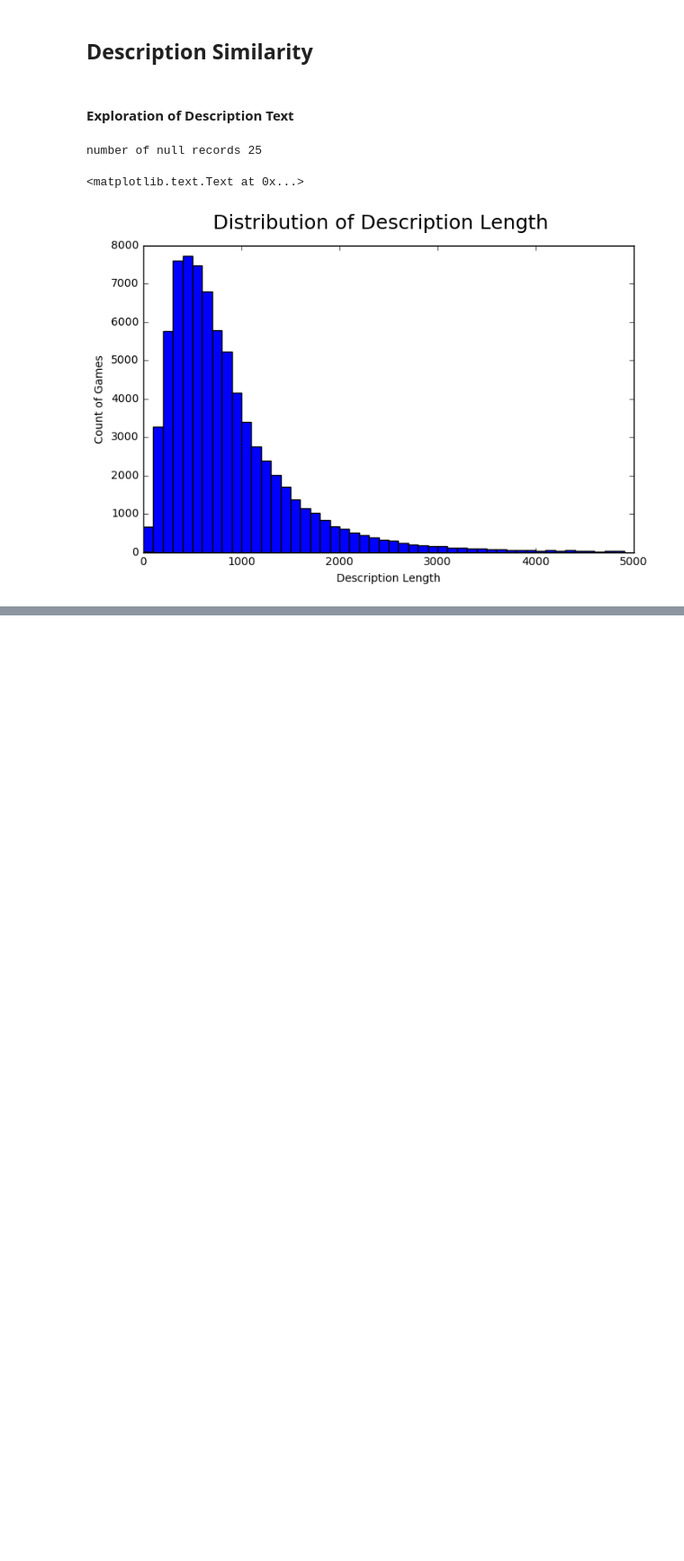
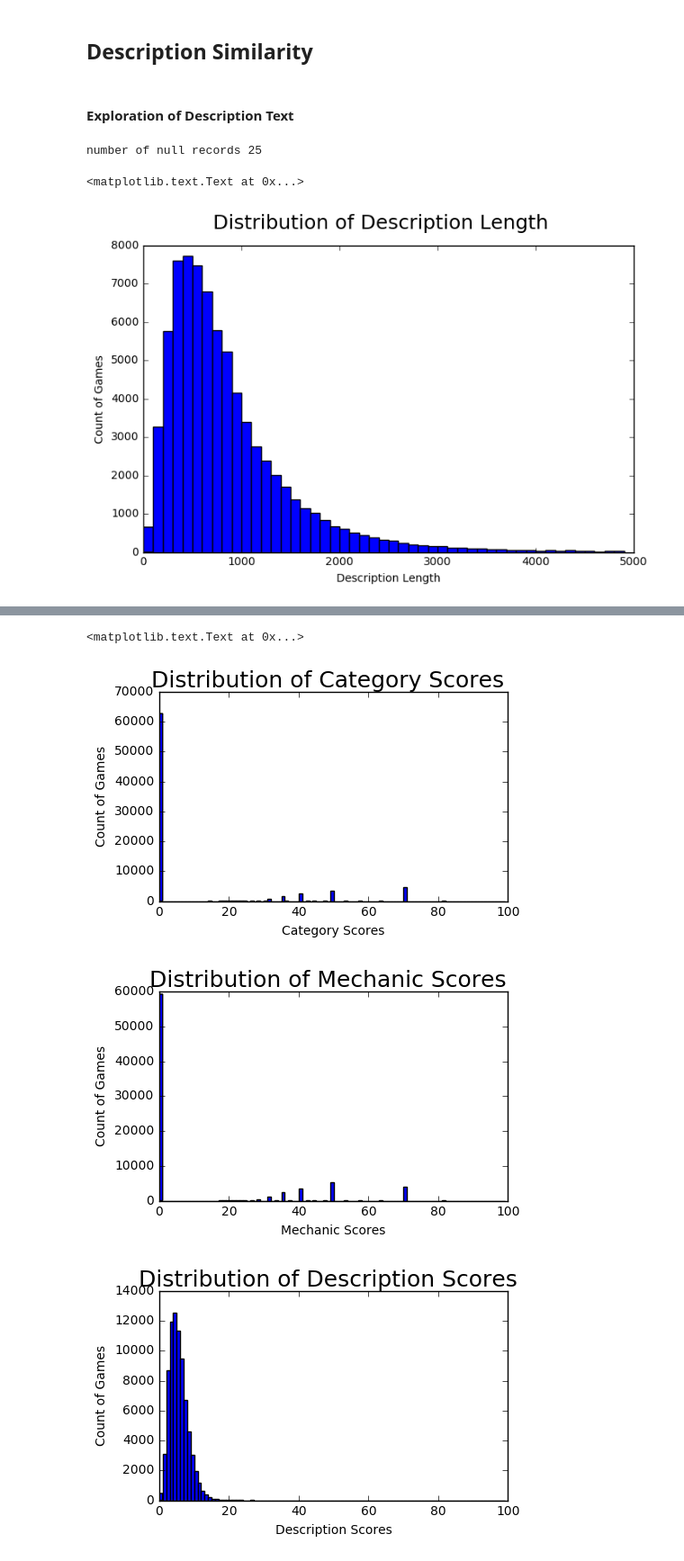
Before and after one commit to gaku-tobinobu/board_game, a Jupyter notebook: Similarity_BoardGames.ipynb, the cells around one changed output, grey strips where cells are left out. Shown at 90% size. Saved outputs shown, nothing was run; the diff lists cells and outputs as text; code cells hidden in the pictures; blank space fills up the shorter version.

```diff
--- a/Similarity_BoardGames.ipynb
+++ b/Similarity_BoardGames.ipynb
@@ -326,0 +392,34 @@ ImportError: No module named Stemmer
+# %%
+input_ID = 1000
+all_scores = zip(*get_all_similairty_scores(input_ID))
+sum_scores = summing_score(1000)
+# pd.DataFrame(np.array(all_scores[2]))
+
+fig = plt.figure(figsize=(5,3))
+fig.suptitle('Distribution of Category Scores', fontsize = 18)
+plt.hist(np.array(all_scores[0])*100, bins=range(0, 100, 1))
+plt.ylabel('Count of Games')
+plt.xlabel('Category Scores')
+
+fig = plt.figure(figsize=(5,3))
+fig.suptitle('Distribution of Mechanic Scores', fontsize = 18)
+plt.hist(np.array(all_scores[1])*100, bins=range(0, 100, 1))
+plt.ylabel('Count of Games')
+plt.xlabel('Mechanic Scores')
+
+fig = plt.figure(figsize=(5,3))
+fig.suptitle('Distribution of Description Scores', fontsize = 18)
+plt.hist(np.array(all_scores[2])*100, bins=range(0, 100, 1))
+plt.ylabel('Count of Games')
+plt.xlabel('Description Scores')
+
+fig = plt.figure(figsize=(5,3))
+fig.suptitle('Distribution of Sum Scores', fontsize = 18)
+plt.hist(np.array(sum_scores)*100, bins=range(0, 100, 1))
+plt.ylabel('Count of Games')
+plt.xlabel('Sum Scores')
+# %% [output]
+<matplotlib.text.Text at 0x...>
+[figure, added]
+[figure, added]
+[figure, added]
```
Also changed, not shown: parts of 16 cells of this notebook.
